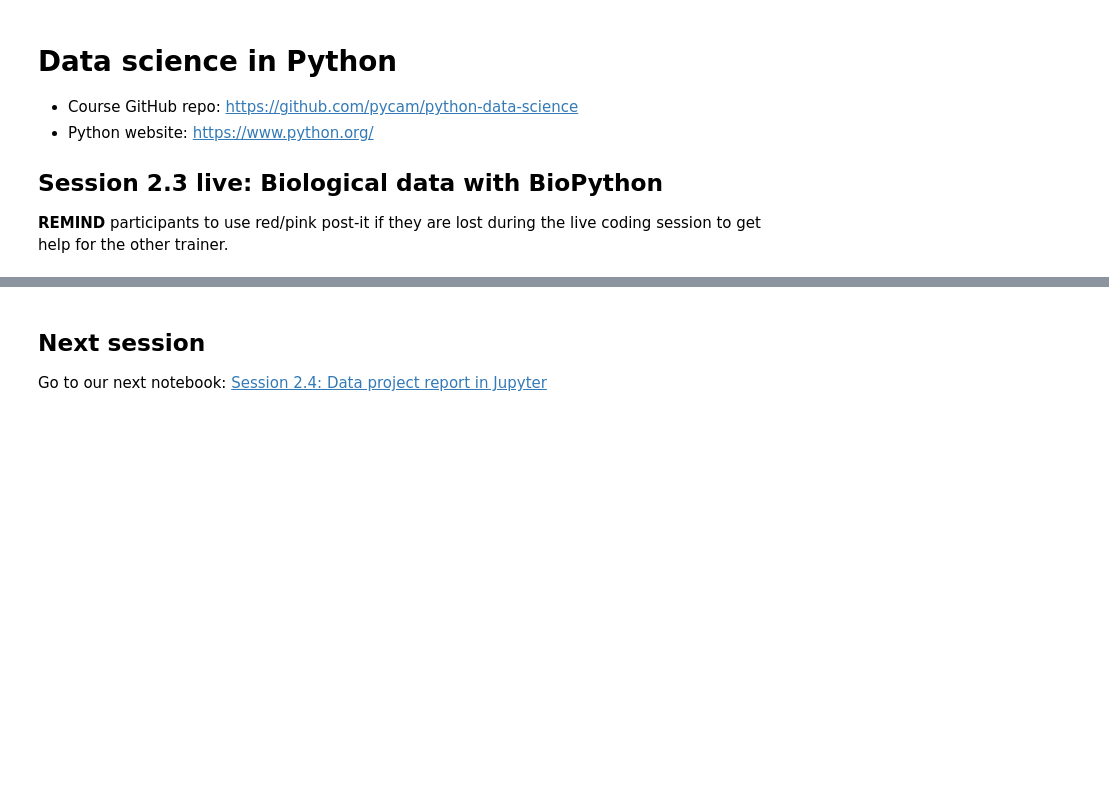
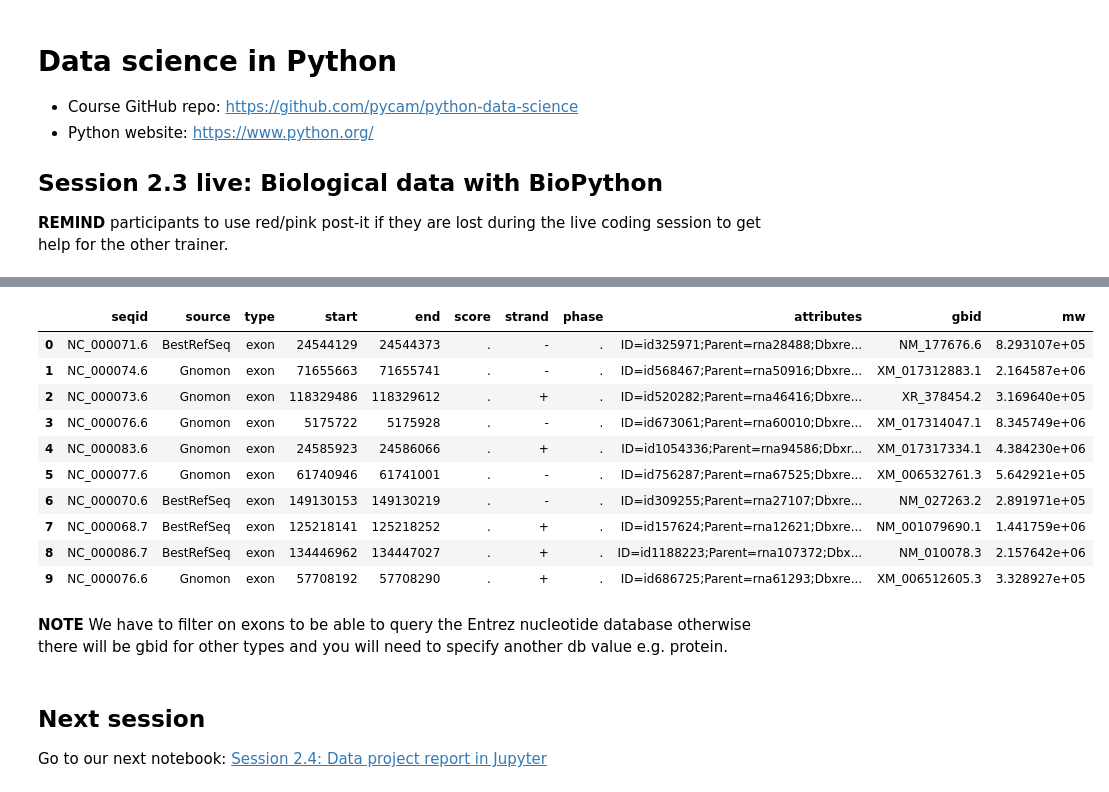
Before and after one commit to pycam/python-data-science, a Jupyter notebook: 23_live_python_data.ipynb, the cells around one changed output, grey strips where cells are left out. Cells and saved outputs as stored; diff of their text form; code cells hidden in the pictures; blank space fills up the shorter version.

```diff
--- a/23_live_python_data.ipynb
+++ b/23_live_python_data.ipynb
@@ -39,2 +154,2 @@ handle.close()
 # %%
-mouse10 = mouse.iloc[0:10,:]
+exon_mouse10 = exon_mouse.iloc[0:10,:]
@@ -43,9 +156,11 @@ mouse10["gbid"]
+# %%
+exon_mouse10.reset_index(drop=True, inplace=True)
 # %%
-mw = []
-for i in mouse10["gbid"]:
-    handle = Entrez.efetch(db = 'nucleotide', id = i, rettype = 'gb')
+mws = []
+for gbid in exon_mouse10["gbid"]:
+    handle = Entrez.efetch(db = 'nucleotide', id = gbid, rettype = 'gb')
     seq_record = SeqIO.read(handle, 'gb')
-    mw.append(molecular_weight(seq_record.seq))
+    mws.append(molecular_weight(seq_record.seq))
     handle.close()
 
-print(mw)
+exon_mouse10.insert(len(exon_mouse10.columns), 'mw', mws)
@@ -58,3 +167,19 @@ mouse10
+# %%
+exon_mouse10
+# %% [output]
+|  | seqid | source | type | start | end | score | strand | phase | attributes | gbid | mw |
+| 0 | NC_000071.6 | BestRefSeq | exon | 24544129 | 24544373 | . | - | . | ID=id325971;Parent=rna28488;Dbxre... | NM_177676.6 | 8.293107e+05 |
+| 1 | NC_000074.6 | Gnomon | exon | 71655663 | 71655741 | . | - | . | ID=id568467;Parent=rna50916;Dbxre... | XM_017312883.1 | 2.164587e+06 |
+| 2 | NC_000073.6 | Gnomon | exon | 118329486 | 118329612 | . | + | . | ID=id520282;Parent=rna46416;Dbxre... | XR_378454.2 | 3.169640e+05 |
+| 3 | NC_000076.6 | Gnomon | exon | 5175722 | 5175928 | . | - | . | ID=id673061;Parent=rna60010;Dbxre... | XM_017314047.1 | 8.345749e+06 |
+| 4 | NC_000083.6 | Gnomon | exon | 24585923 | 24586066 | . | + | . | ID=id1054336;Parent=rna94586;Dbxr... | XM_017317334.1 | 4.384230e+06 |
+| 5 | NC_000077.6 | Gnomon | exon | 61740946 | 61741001 | . | - | . | ID=id756287;Parent=rna67525;Dbxre... | XM_006532761.3 | 5.642921e+05 |
+| 6 | NC_000070.6 | BestRefSeq | exon | 149130153 | 149130219 | . | - | . | ID=id309255;Parent=rna27107;Dbxre... | NM_027263.2 | 2.891971e+05 |
+| 7 | NC_000068.7 | BestRefSeq | exon | 125218141 | 125218252 | . | + | . | ID=id157624;Parent=rna12621;Dbxre... | NM_001079690.1 | 1.441759e+06 |
+| 8 | NC_000086.7 | BestRefSeq | exon | 134446962 | 134447027 | . | + | . | ID=id1188223;Parent=rna107372;Dbx... | NM_010078.3 | 2.157642e+06 |
+| 9 | NC_000076.6 | Gnomon | exon | 57708192 | 57708290 | . | + | . | ID=id686725;Parent=rna61293;Dbxre... | XM_006512605.3 | 3.328927e+05 |
+# %% [markdown]
+**NOTE** We have to filter on exons to be able to query the Entrez nucleotide database otherwise there will be gbid for other types and you will need to specify another db value e.g. protein.
 # %% [markdown]
 ## Next session
 
```
Also changed, not shown: parts of 15 cells of this notebook.
